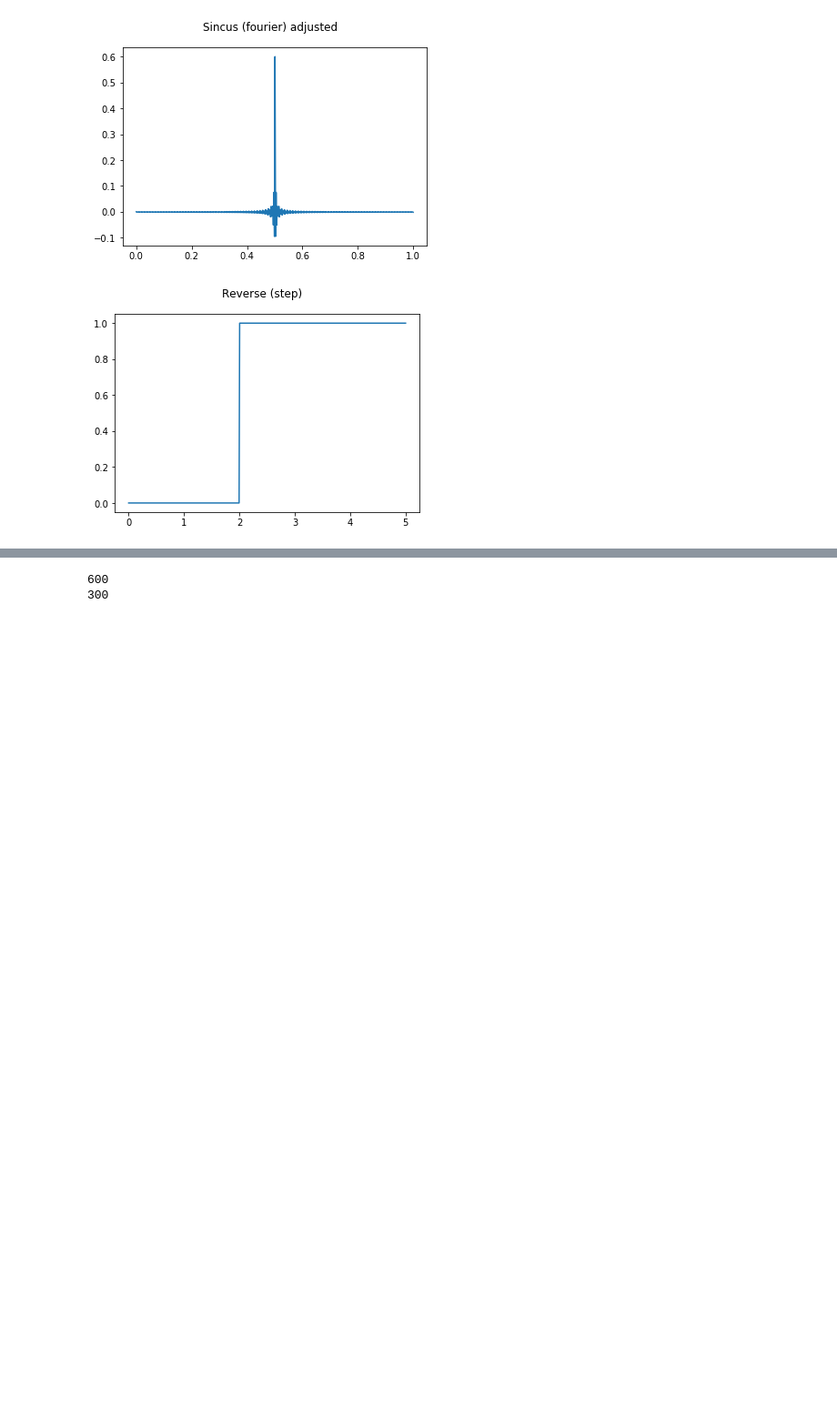
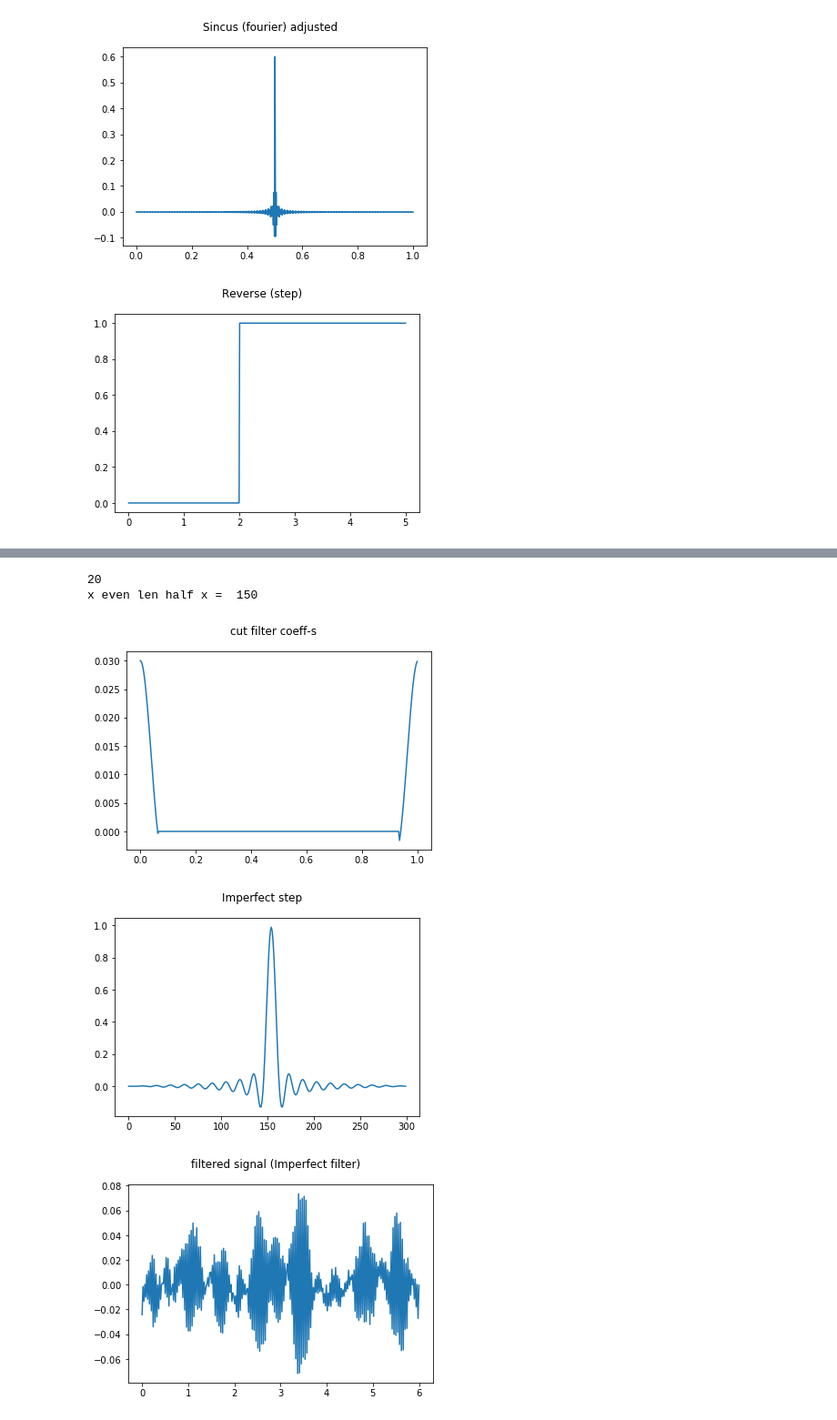
Before and after one commit to PashaIanko/Python, a Jupyter notebook: High Pass Filter/High Pass Filter new try.ipynb, the cells around one changed output, grey strips where cells are left out. Shown: that part at 91% size. Drawn from its saved outputs; the diff is of its cells as text; code cells hidden in the pictures; blank space fills up the shorter version.

```diff
--- a/High Pass Filter/High Pass Filter new try.ipynb
+++ b/High Pass Filter/High Pass Filter new try.ipynb
@@ -167,6 +167,21 @@ def step(x, *args, **kwargs):
 
     return y
 
+# Получение неидеального фильтра - От синкуса надо оставить часть точек, а остальное добить нулями
+# Пробуем оставить часть точек синкуса, а остальные добить нулями
+def cut_filter(Pts_to_keep, y_filt):
+    Pts_to_keep_left = []
+    Pts_to_keep_right = []
+    if(Pts_to_keep%2 == 0):
+        Pts_to_keep_aside = int(Pts_to_keep / 2)
+        print(Pts_to_keep_aside)
+        how_many_zeros = len(y_filt) - Pts_to_keep
+        Pts_to_keep_left = y_filt[0 : Pts_to_keep_aside]
+        Pts_to_keep_right = y_filt[ len(y_filt) - Pts_to_keep_aside : len(y_filt)]
+        res = np.concatenate([Pts_to_keep_left, np.zeros(how_many_zeros)])
+        res = np.concatenate([res, Pts_to_keep_right])
+        return res
+
 def adjust_filter(y):
     #print('len x = ', len(x))
     #x = change_halves(x, len(x)%2 == 0)
@@ -204,6 +219,21 @@ def plot(x, y, title):
     fig.show()
 
 
+def get_FFT_cut(Func):
+    [x_fft, y_fft] = FFT(Func.x, Func.y, Func.From, Func.To, Func.N)
+    x_fft_cut = x_fft[0 : len(x_fft)//2]
+    y_fft_cut = y_fft[0: len(y_fft)//2]
+    return [x_fft_cut, y_fft_cut]
+
+
+def get_fourier_of_filtered_signal(src_spectrum, step):
+    y_res = []
+    if(len(src_spectrum) == len(step)):
+        for i in range(len(src_spectrum)):
+            y_res.append(src_spectrum[i] * step[i])
+    return y_res
+
+
 def plot_func_and_FFT(x, y, title):
     To = x[len(x)-1]
     From = x[0]
@@ -401,6 +385,19 @@ x even len half x =  150
-# %%
-print(len(sin_Func.y))
-print(len(y_ifft_adj))
-# %% [output]
-600
-300
+# %%
+y_ifft_step_cut = cut_filter(40, y_ifft_step) # Оставили только 40 коэффициентов синкуса
+plot_y(y_ifft_step_cut, 'cut filter coeff-s', 0,1)
+
+imperfect_step = np.fft.fft(y_ifft_step_cut)
+plot_y(imperfect_step, 'Imperfect step')
+
+y_fourier_filtered = []
+if (len(y_fft_cut) == len(imperfect_step)):
+    y_fourier_filtered = get_fourier_of_filtered_signal(y_fft_cut, imperfect_step)
+
+[x_filtered, y_filtered] = IFFT(x_fft_cut, y_fourier_filtered, 0, 1)
+plot_y(y_filtered, 'filtered signal (Imperfect filter)', sin_Func.From, sin_Func.To)
+# %% [output]
+20
+x even len half x =  150
+[figure, added]
+[figure, added]
+[figure, added]
```
Also changed, not shown: parts of 1 cell of this notebook.
